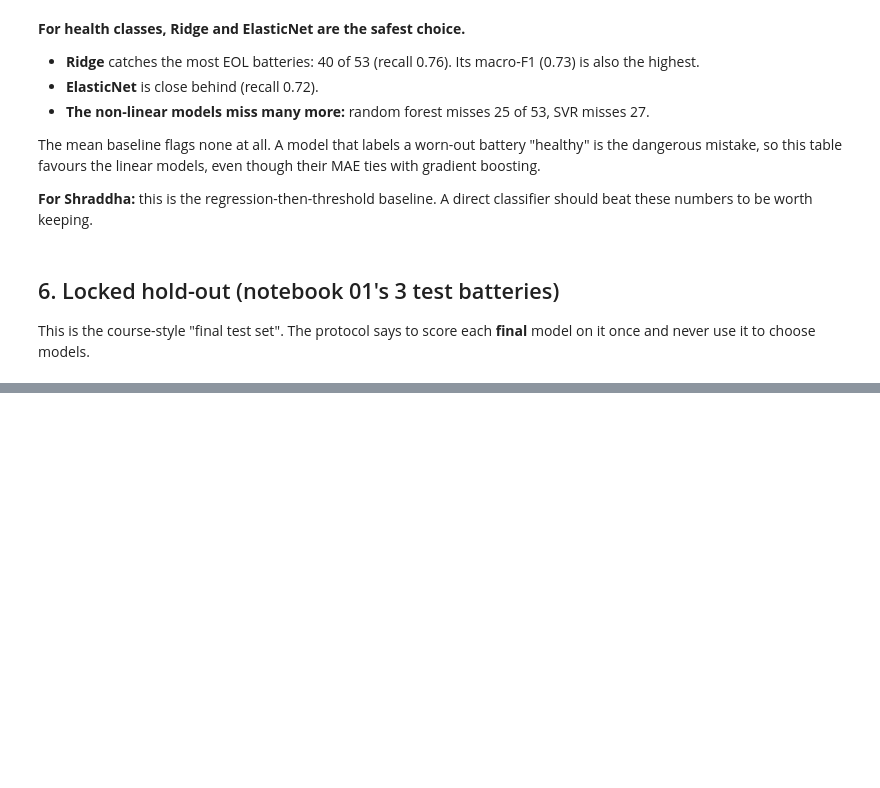
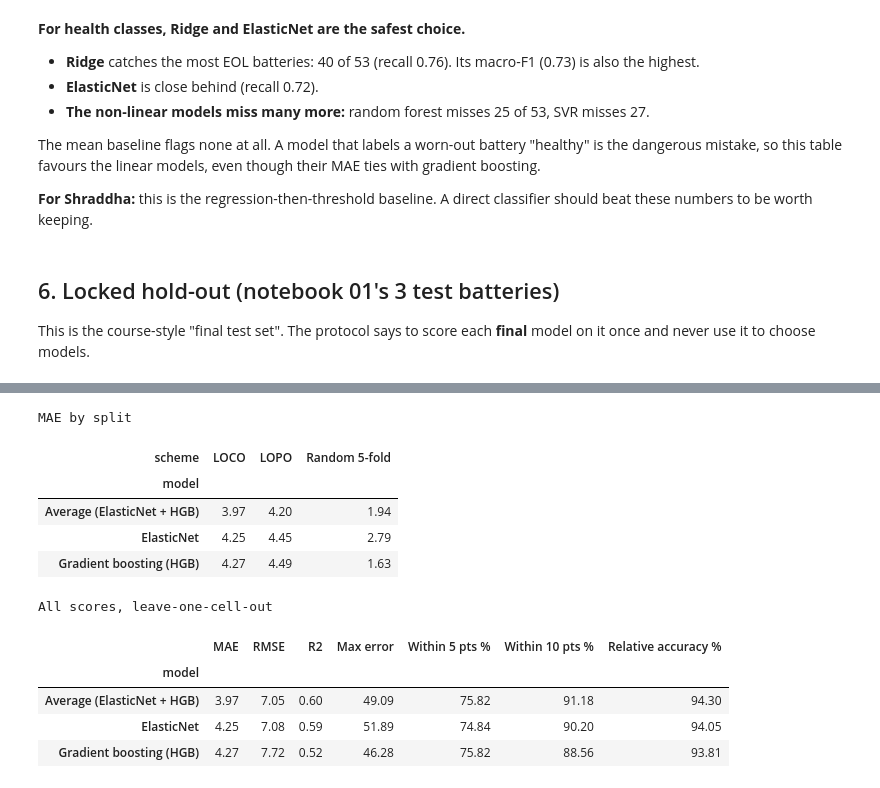
Before and after one commit to rachandeepkaur/battery-soh-prediction, a Jupyter notebook: notebooks/08_model_comparison.ipynb, the cells around one changed output, grey strips where cells are left out. Drawn from its saved outputs; the diff is of its cells as text; code cells hidden in the pictures; blank space fills up the shorter version.

```diff
--- a/notebooks/08_model_comparison.ipynb
+++ b/notebooks/08_model_comparison.ipynb
@@ -499,0 +528,29 @@ hold-out still missing for: ['ElasticNet', 'Ridge', 'Random forest']
+# %%
+PAIR = ["ElasticNet", "Gradient boosting (HGB)"]
+AVG = "Average (ElasticNet + HGB)"
+key = ["cell_id", "idtest", "scheme"]
+w = oof[oof.model.isin(PAIR)].pivot_table(index=key, columns="model", values="y_pred")
+assert len(w) == 3 * 306 and w.notna().all().all()          # every row, every split, both models
+avg = (oof[oof.model == PAIR[0]].drop(columns="y_pred").set_index(key)
+       .assign(y_pred=w.mean(axis=1), model=AVG).reset_index())
+ens = pd.concat([oof[oof.model.isin(PAIR)], avg], ignore_index=True)
+
+ens_scores = ens.groupby(["model", "scheme"]).apply(scores).reset_index()
+ens_split = ens_scores.pivot(index="model", columns="scheme", values="MAE")[["LOCO", "LOPO", "Random 5-fold"]]
+print("MAE by split")
+display(ens_split.round(2))
+print("All scores, leave-one-cell-out")
+display(ens_scores[ens_scores.scheme == "LOCO"].set_index("model").drop(columns="scheme").round(2))
+# %% [output]
+MAE by split
+| scheme | LOCO | LOPO | Random 5-fold |
+| model |  |  |  |
+| Average (ElasticNet + HGB) | 3.97 | 4.20 | 1.94 |
+| ElasticNet | 4.25 | 4.45 | 2.79 |
+| Gradient boosting (HGB) | 4.27 | 4.49 | 1.63 |
+All scores, leave-one-cell-out
+|  | MAE | RMSE | R2 | Max error | Within 5 pts % | Within 10 pts % | Relative accuracy % |
+| model |  |  |  |  |  |  |  |
+| Average (ElasticNet + HGB) | 3.97 | 7.05 | 0.60 | 49.09 | 75.82 | 91.18 | 94.30 |
+| ElasticNet | 4.25 | 7.08 | 0.59 | 51.89 | 74.84 | 90.20 | 94.05 |
+| Gradient boosting (HGB) | 4.27 | 7.72 | 0.52 | 46.28 | 75.82 | 88.56 | 93.81 |
```
Also changed, not shown: parts of 12 cells of this notebook, 20 other files.
